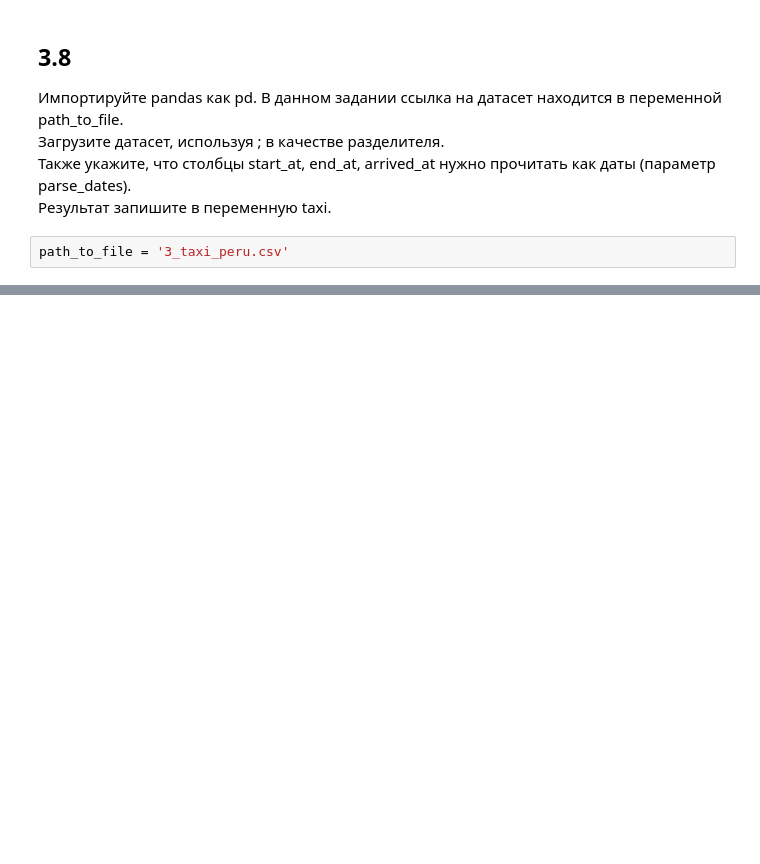
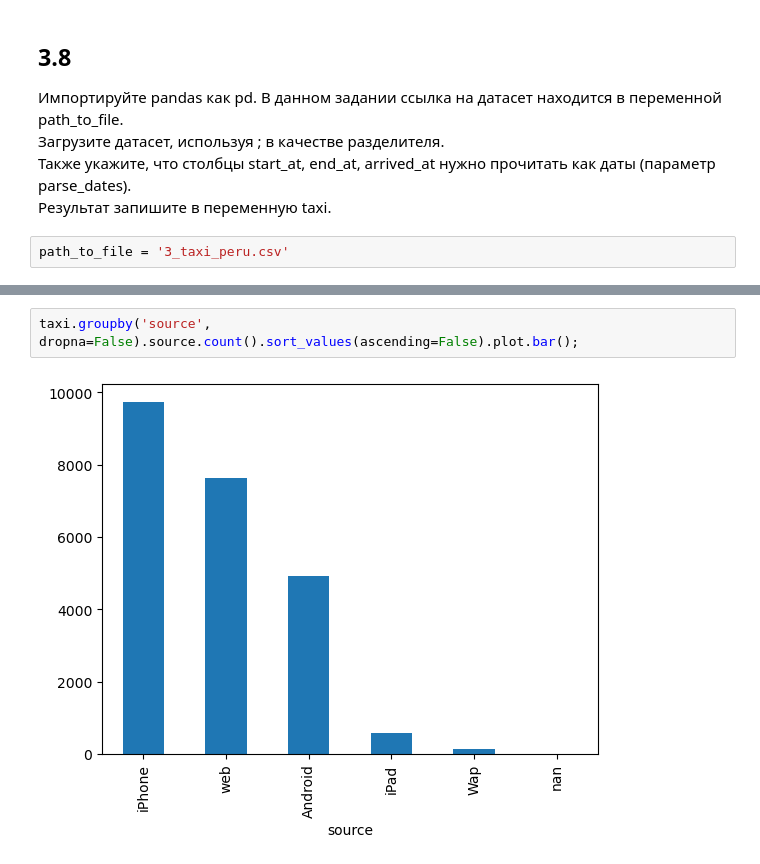
Before and after one commit to gbrs/Demo_Data_Analyst_KC, a Jupyter notebook: lesson_3_tasks.ipynb, the cells around one changed output, grey strips where cells are left out. Cells and saved outputs as stored; diff of their text form; blank space fills up the shorter version.

```diff
--- a/lesson_3_tasks.ipynb
+++ b/lesson_3_tasks.ipynb
@@ -107,0 +122,4 @@ taxi.head()
+# %%
+taxi.groupby('source', dropna=False).source.count().sort_values(ascending=False).plot.bar();
+# %% [output]
+[figure, added]
```
Also changed, not shown: parts of 16 cells of this notebook.
